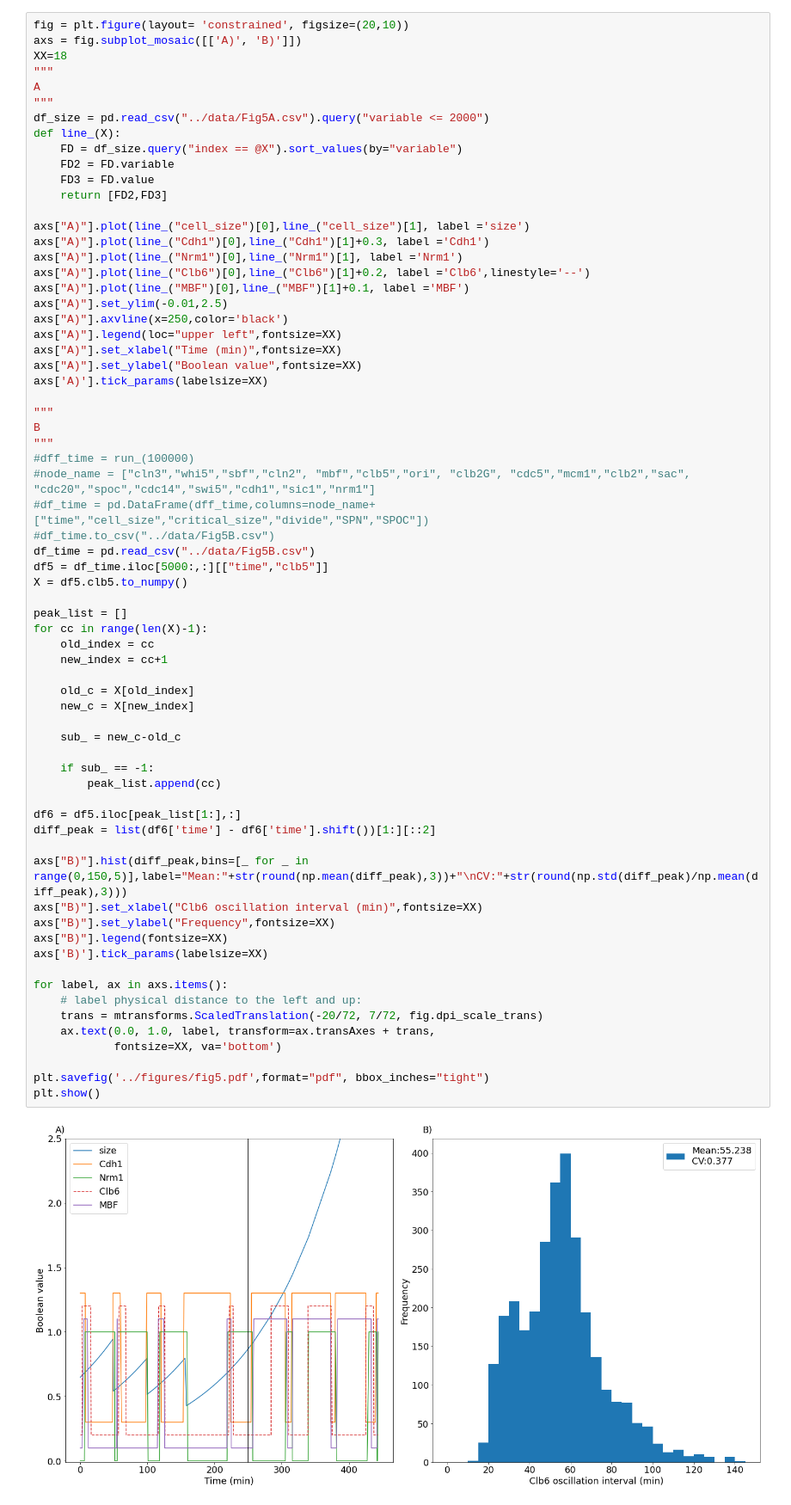
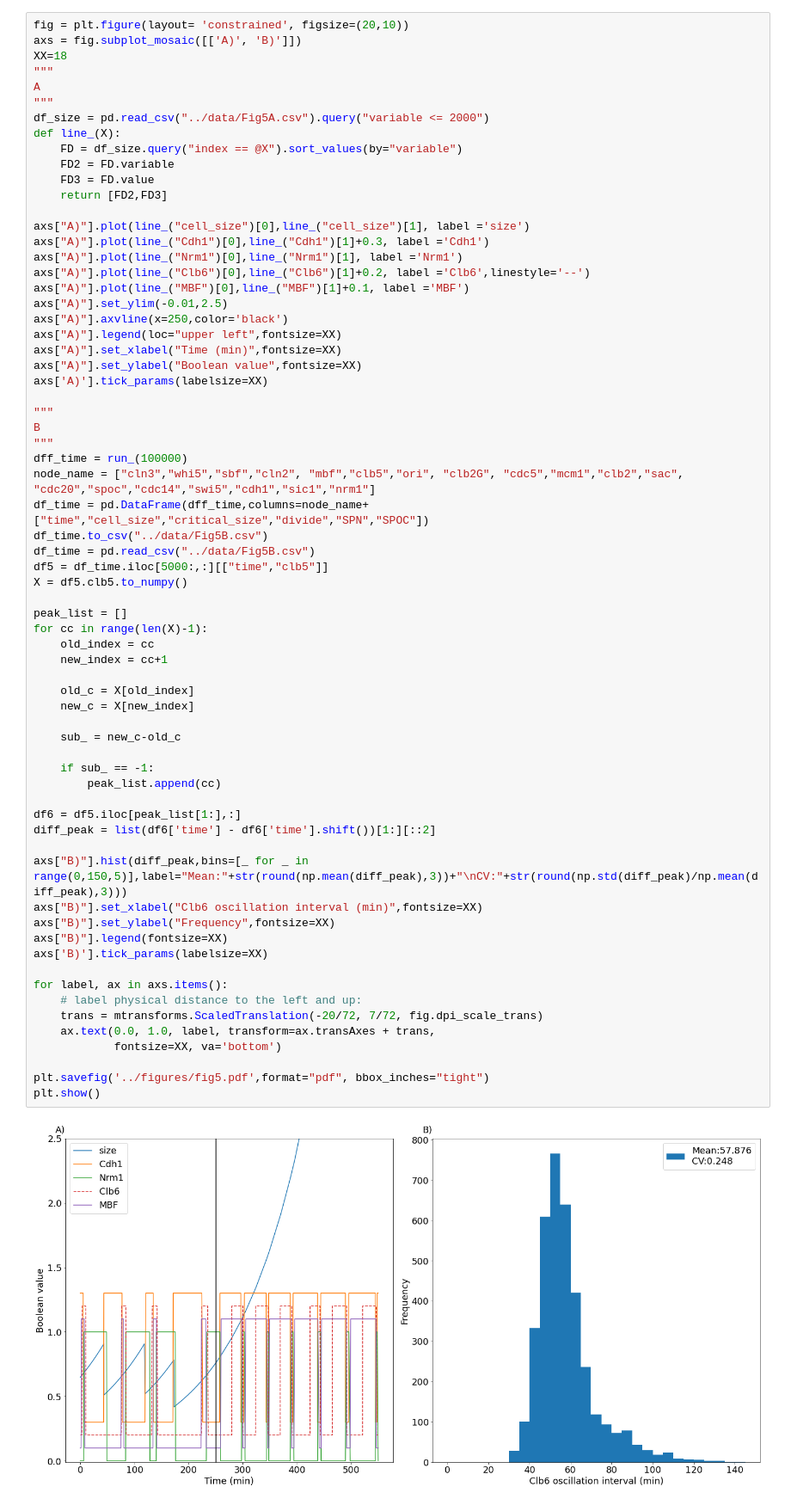
Before and after one commit to Ktaoma/A-continuous-time-Boolean-model-of-the-endocycle-events-in-budding-yeast, a Jupyter notebook: codes/simulate-Fig5.ipynb, the cells around one changed output. Shown at 86% size. Drawn from its saved outputs; the diff is of its cells as text.

```diff
--- a/codes/simulate-Fig5.ipynb
+++ b/codes/simulate-Fig5.ipynb
@@ -442,10 +444,10 @@ axs['A)'].tick_params(labelsize=XX)
 """
 B
 """
-#dff_time = run_(100000)
-#node_name = ["cln3","whi5","sbf","cln2", "mbf","clb5","ori", "clb2G", "cdc5","mcm1","clb2","sac", "cdc20","spoc","cdc14","swi5","cdh1","sic1","nrm1"]
-#df_time = pd.DataFrame(dff_time,columns=node_name+["time","cell_size","critical_size","divide","SPN","SPOC"])
-#df_time.to_csv("../data/Fig5B.csv")
+dff_time = run_(100000)
+node_name = ["cln3","whi5","sbf","cln2", "mbf","clb5","ori", "clb2G", "cdc5","mcm1","clb2","sac", "cdc20","spoc","cdc14","swi5","cdh1","sic1","nrm1"]
+df_time = pd.DataFrame(dff_time,columns=node_name+["time","cell_size","critical_size","divide","SPN","SPOC"])
+df_time.to_csv("../data/Fig5B.csv")
 df_time = pd.read_csv("../data/Fig5B.csv")
 df5 = df_time.iloc[5000:,:][["time","clb5"]]
 X = df5.clb5.to_numpy()
@@ -454,31 +456,31 @@ peak_list = []
 for cc in range(len(X)-1):
     old_index = cc
     new_index = cc+1
 
     old_c = X[old_index]
     new_c = X[new_index]
 
     sub_ = new_c-old_c
 
     if sub_ == -1:
         peak_list.append(cc)
 
 df6 = df5.iloc[peak_list[1:],:]
 diff_peak = list(df6['time'] - df6['time'].shift())[1:][::2]
 
 axs["B)"].hist(diff_peak,bins=[_ for _ in range(0,150,5)],label="Mean:"+str(round(np.mean(diff_peak),3))+"\nCV:"+str(round(np.std(diff_peak)/np.mean(diff_peak),3)))
 axs["B)"].set_xlabel("Clb6 oscillation interval (min)",fontsize=XX)
 axs["B)"].set_ylabel("Frequency",fontsize=XX)
 axs["B)"].legend(fontsize=XX)
 axs['B)'].tick_params(labelsize=XX)
 
 for label, ax in axs.items():
     # label physical distance to the left and up:
     trans = mtransforms.ScaledTranslation(-20/72, 7/72, fig.dpi_scale_trans)
     ax.text(0.0, 1.0, label, transform=ax.transAxes + trans,
             fontsize=XX, va='bottom')
 
 plt.savefig('../figures/fig5.pdf',format="pdf", bbox_inches="tight")
 plt.show()
 # %% [output]
-[figure, old version]
+[figure, new version]
```
Also changed, not shown: parts of 2 cells of this notebook.
